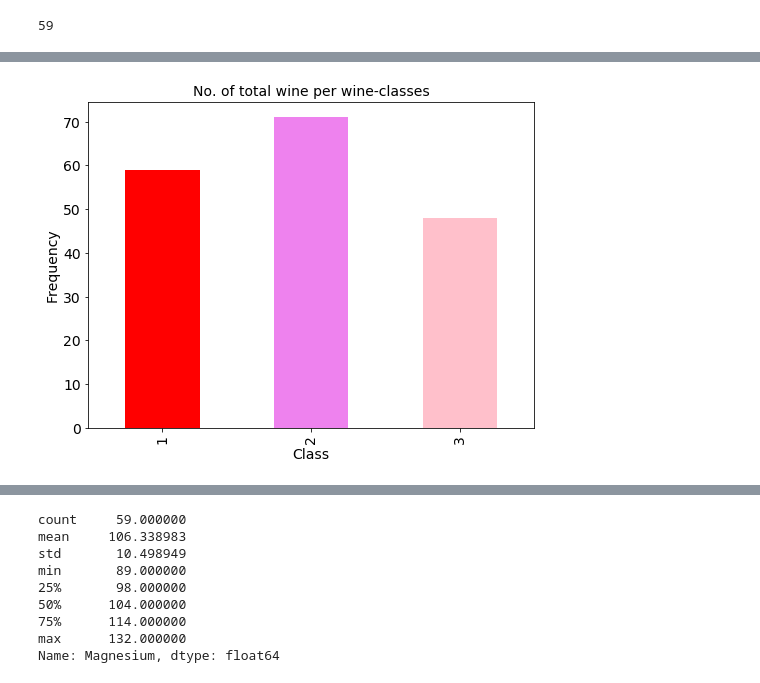
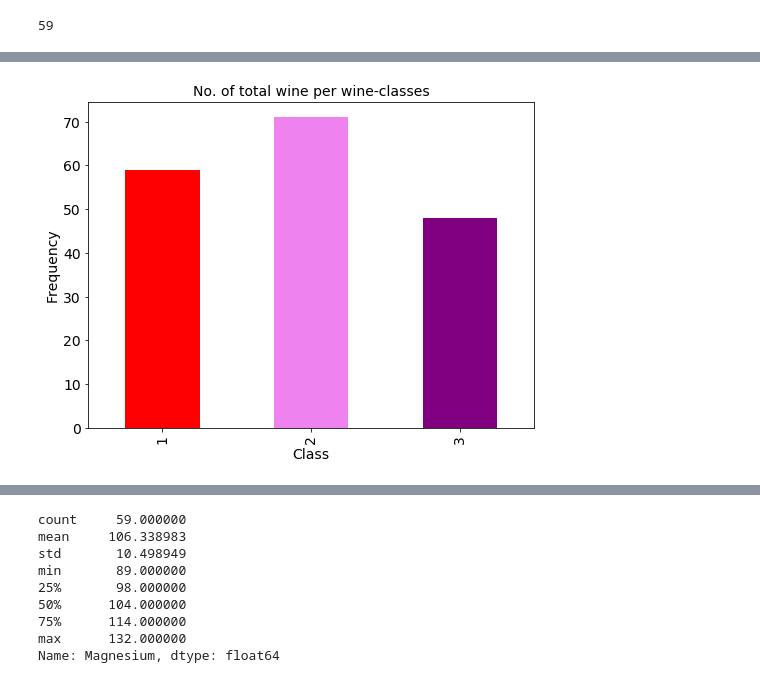
Before and after one commit to Hoda-MA/My-Projects, a Jupyter notebook: Wine/Wine Chemistry-Classification.ipynb, the cells around one changed output, grey strips where cells are left out. Cells and saved outputs as stored; diff of their text form; code cells hidden in the pictures.

```diff
--- a/Wine/Wine Chemistry-Classification.ipynb
+++ b/Wine/Wine Chemistry-Classification.ipynb
@@ -91,9 +131,10 @@ len(wine[wine.Class==1])
 # %%
+#wine classes
 count_classes = pd.value_counts(wine['Class'], sort = True).sort_index()
-count_classes.plot(kind = 'bar',color=['Red','violet', 'pink'])
+count_classes.plot(kind = 'bar',color=['Red','violet', 'purple'])
 plt.title("No. of total wine per wine-classes")
 plt.xlabel("Class")
 plt.ylabel("Frequency")
 plt.show()
 # %% [output]
-[figure, old version]
+[figure, new version]
```
Also changed, not shown: parts of 16 cells of this notebook, 1 other file.
